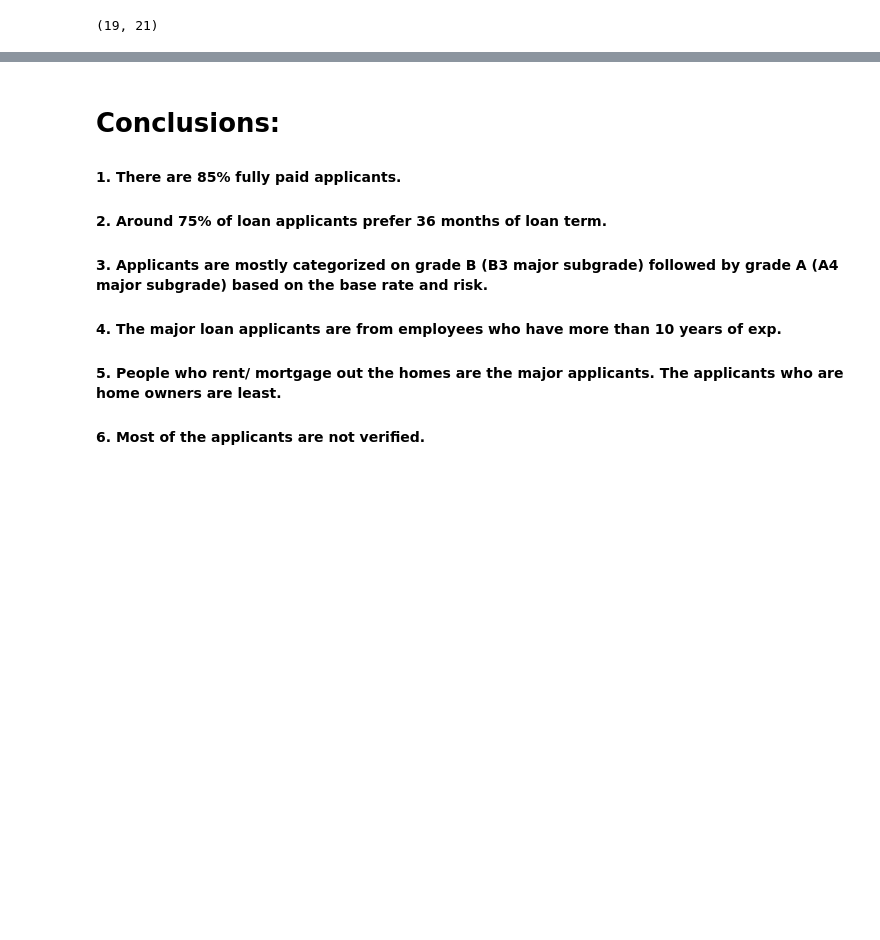
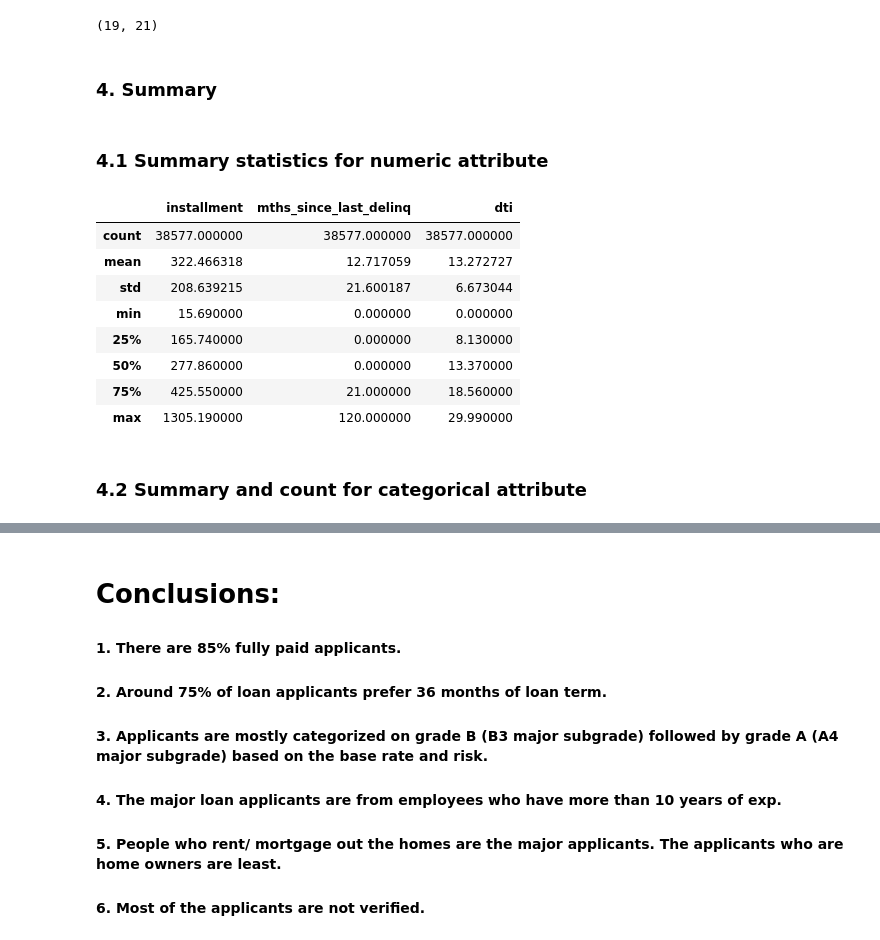
Before and after one commit to skkage/LendingClubCaseStudy, a Jupyter notebook: Santhosh Kumari Kage.ipynb, the cells around one changed output, grey strips where cells are left out. Cells and saved outputs as stored; diff of their text form; code cells hidden in the pictures; blank space fills up the shorter version.

```diff
--- a/Santhosh Kumari Kage.ipynb
+++ b/Santhosh Kumari Kage.ipynb
@@ -1293,3 +1355,21 @@ target_col=["loan_status"]
 len(cat_columns)+len(cont_cols)+len(target_col),len(df.columns)
 # %% [output]
 (19, 21)
+# %% [markdown]
+### **4. Summary**
+# %% [markdown]
+### 4.1 Summary statistics for numeric attribute
+# %%
+df_new[cont_cols].describe()
+# %% [output]
+|  | installment | mths_since_last_delinq | dti |
+| count | 38577.000000 | 38577.000000 | 38577.000000 |
+| mean | 322.466318 | 12.717059 | 13.272727 |
+| std | 208.639215 | 21.600187 | 6.673044 |
+| min | 15.690000 | 0.000000 | 0.000000 |
+| 25% | 165.740000 | 0.000000 | 8.130000 |
+| 50% | 277.860000 | 0.000000 | 13.370000 |
+| 75% | 425.550000 | 21.000000 | 18.560000 |
+| max | 1305.190000 | 120.000000 | 29.990000 |
+# %% [markdown]
+### 4.2 Summary and count for categorical attribute
```
Also changed, not shown: parts of 34 cells of this notebook, 1 other file.
